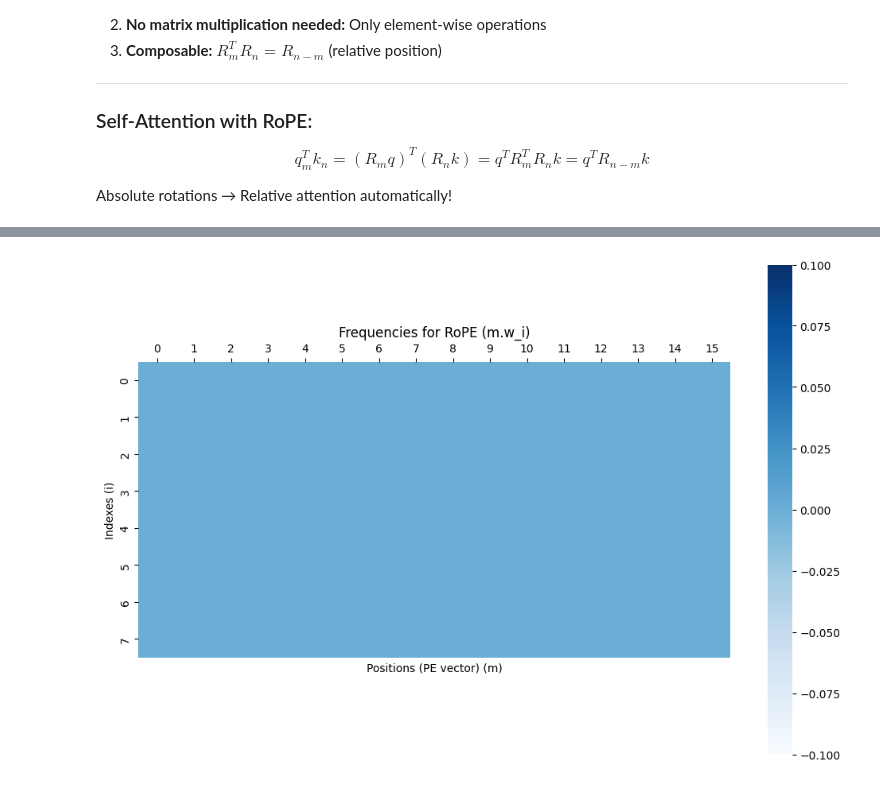
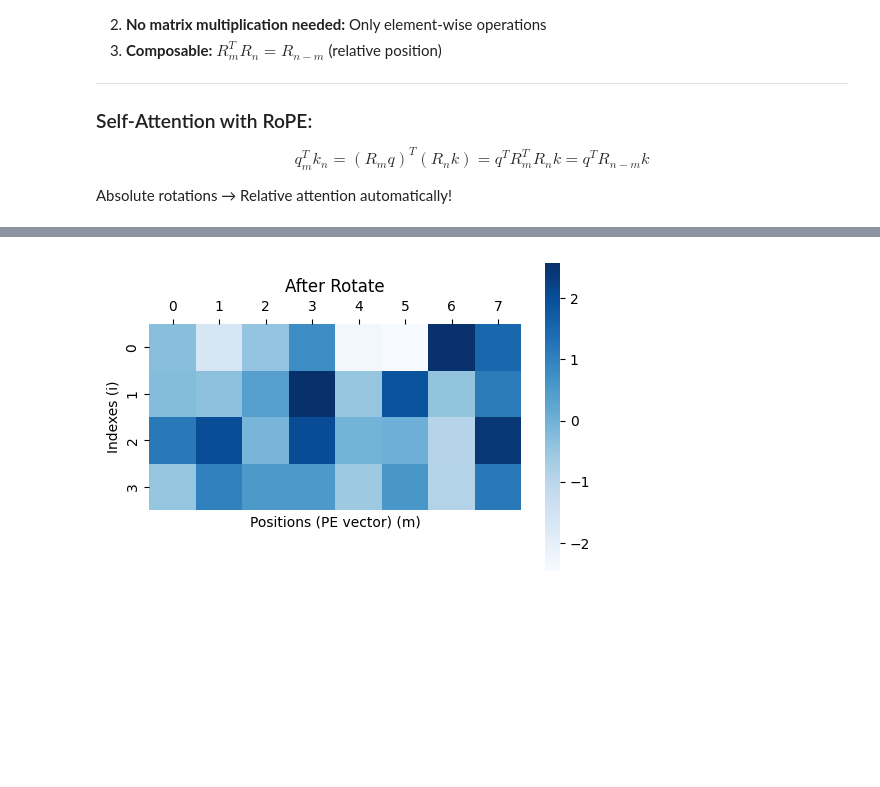
Before and after one commit to samitha278/CoreLlama, a Jupyter notebook: positional_encoding_methods.ipynb, the cells around one changed output, grey strips where cells are left out. Cells and saved outputs as stored; diff of their text form; code cells hidden in the pictures; blank space fills up the shorter version.

```diff
--- a/positional_encoding_methods.ipynb
+++ b/positional_encoding_methods.ipynb
@@ -785,9 +785,10 @@ $$q_m^T k_n = (R_m q)^T (R_n k) = q^T R_m^T R_n k = q^T R_{n-m} k$$
 Absolute rotations → Relative attention automatically!
 # %%
 # 09:30
-class RoPE_v1():
+class RoPE_v1(nn.Module):
 
     def __init__(self,max_len,d_model):
+        super().__init__()
 
         self.max_len = max_len
         self.d_model = d_model
@@ -821,15 +822,15 @@ class RoPE_v1():
         sin_m,cos_m = self._precompute_sinusoidal_for_rope()
 
         embds_interchanged = torch.zeros((B,T,C))
-        embds_interchanged[:,:,1::2] = -embds[:,:,0::2]
-        embds_interchanged[:,:,0::2] = embds[:,:,1::2]
+        embds_interchanged[:,:,1::2] = embds[:,:,0::2]
+        embds_interchanged[:,:,0::2] = -embds[:,:,1::2]
 
         return embds*cos_m + embds_interchanged*sin_m
 # %%
 torch.manual_seed(278)
 
-B,T,C = 4,8,16
+B,T,C = 1,4,8
 q = torch.randn((B,T,C))
 rope = RoPE_v1(T,C)
 
-q_rotated = (q)
+q_rotated = rope(q)
@@ -866,12 +925,12 @@ plt.rcParams['xtick.top'] = plt.rcParams['xtick.labeltop'] = True
 # %%
-plt.figure(figsize=(12, 8))
-sns.heatmap((q_rotated[0]-q[0]).numpy(), cmap='Blues',square=True)
-plt.title(f'Frequencies for RoPE (m.w_i)')
+plt.figure(figsize=(6, 4))
+sns.heatmap(q_rotated[0].numpy(), cmap='Blues',square=True)
+plt.title(f'After Rotate')
 plt.ylabel('Indexes (i)')
 plt.xlabel('Positions (PE vector) (m)')
 plt.show()
 
 plt.rcParams['xtick.bottom'] = plt.rcParams['xtick.labelbottom'] = False
 plt.rcParams['xtick.top'] = plt.rcParams['xtick.labeltop'] = True
 # %% [output]
-[figure, old version]
+[figure, new version]
```
Also changed, not shown: parts of 9 cells of this notebook.
